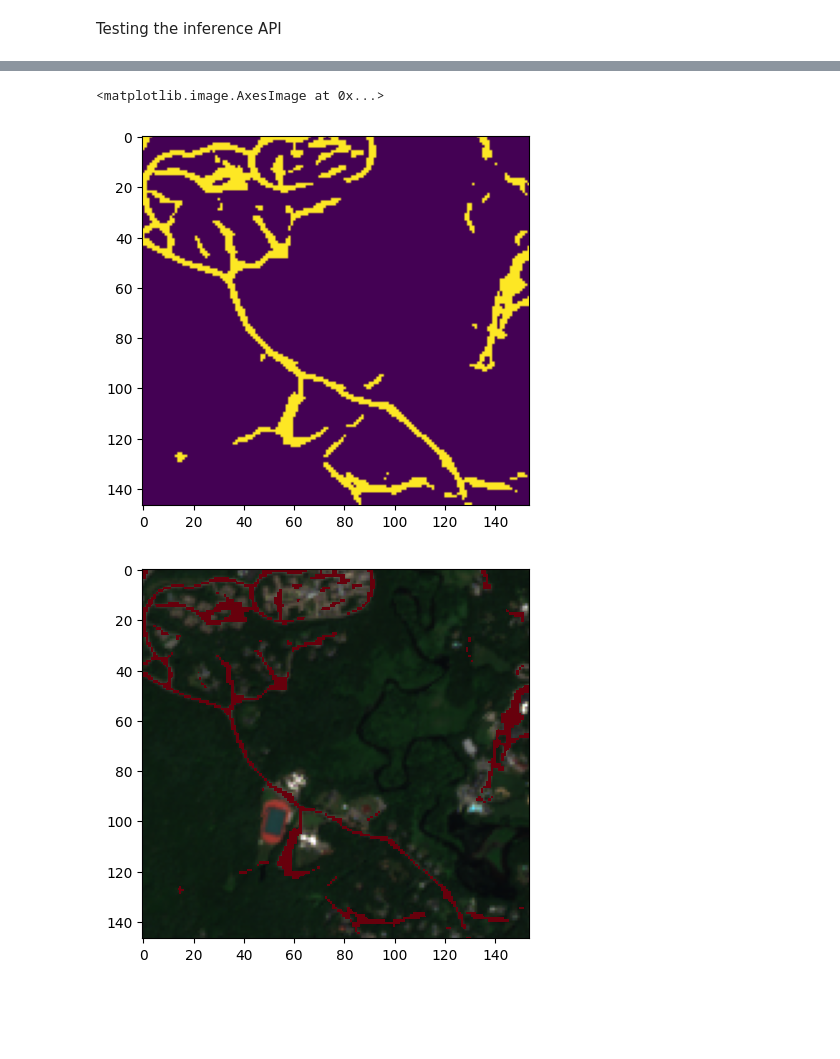
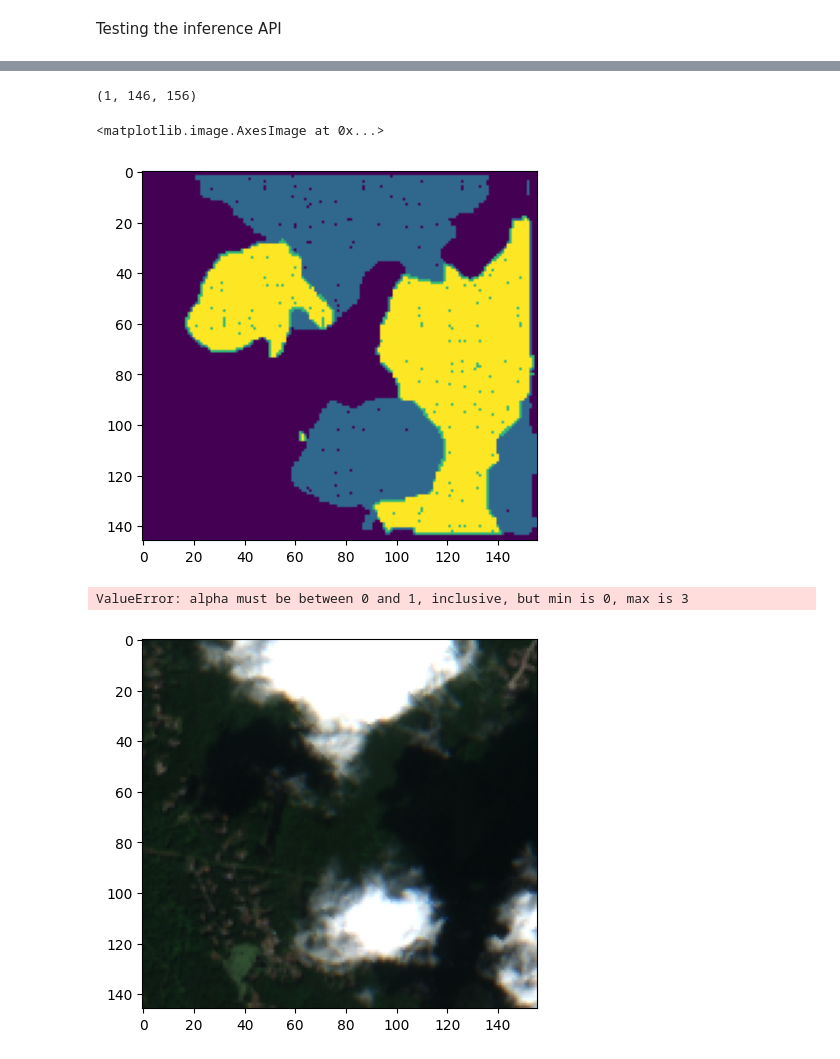
Before and after one commit to earthpulse/scaneo, a Jupyter notebook: inference/inference.ipynb, the cells around one changed output, grey strips where cells are left out. Saved outputs shown, nothing was run; the diff lists cells and outputs as text; code cells hidden in the pictures; blank space fills up the shorter version.

```diff
--- a/inference/inference.ipynb
+++ b/inference/inference.ipynb
@@ -40,31 +40,36 @@ Warning 1: TIFFReadDirectory:Sum of Photometric type-related color channels and
 # plt.imshow(rgb)
 # plt.show()
 # %%
-url = 'http://localhost:8001/s2-roads'
+# url = 'http://localhost:8001/s2-roads'
 # url = 'http://localhost:8001/hr-roads'
+url = 'http://localhost:8001/s2-clouds'
 
 
 res = requests.post(url, files={'image': open(sample, 'rb')})
 # res = requests.post(url, files={'image': open('samples/sample.png', 'rb')})
 if res.status_code != 200:
 	print(res.json())
 
 with rio.open(io.BytesIO(res.content)) as src:
     array = src.read()
-array.shape
+print(array.shape)
 
-plt.imshow(array[0])
+ix = 0
+plt.imshow(array[ix])
 
 # image_bytes = io.BytesIO(res.content)
 # img = Image.open(image_bytes)
 # mask = np.array(img)
 # plt.imshow(mask)
 # %% [output]
-<matplotlib.image.AxesImage at 0x...>
+(1, 146, 156)
+<matplotlib.image.AxesImage at 0x...>
-[figure, old version]
+[figure, new version]
 # %%
+ix = 0
 plt.imshow(rgb)
-plt.imshow(array[0], alpha=array[0], cmap='Reds', vmin=0, vmax=1)
+plt.imshow(array[ix], alpha=array[ix], cmap='Reds', vmin=0, vmax=1)
 plt.show()
 # %% [output]
+ValueError: alpha must be between 0 and 1, inclusive, but min is 0, max is 3
-[figure, old version]
+[figure, new version]
```
Also changed, not shown: parts of 2 cells of this notebook, 2 other files.
